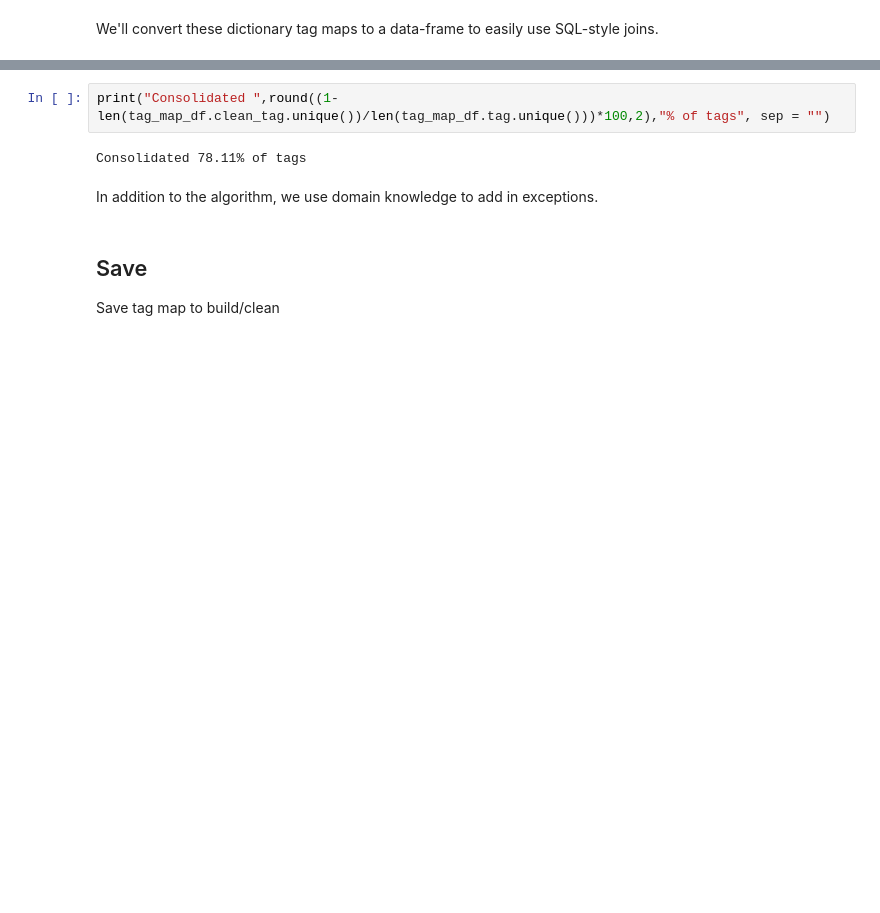
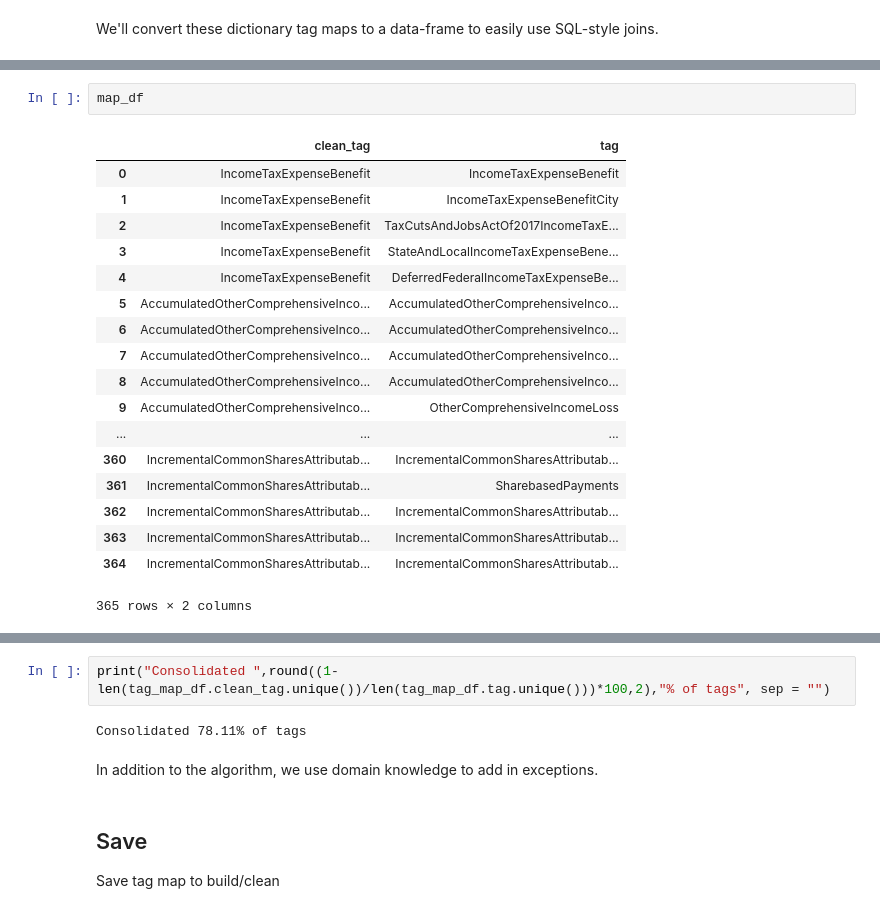
Before and after one commit to mixerupper/1001-term-project, a Jupyter notebook: code/02-build/01b-create-tag-map-experimental.ipynb, the cells around one changed output, grey strips where cells are left out. Saved outputs shown, nothing was run; the diff lists cells and outputs as text; blank space fills up the shorter version.

```diff
--- a/code/02-build/01b-create-tag-map-experimental.ipynb
+++ b/code/02-build/01b-create-tag-map-experimental.ipynb
@@ -133,0 +86,21 @@ for qtr in unique_qtr:
+# %%
+map_df
+# %% [output]
+|  | clean_tag | tag |
+| 0 | IncomeTaxExpenseBenefit | IncomeTaxExpenseBenefit |
+| 1 | IncomeTaxExpenseBenefit | IncomeTaxExpenseBenefitCity |
+| 2 | IncomeTaxExpenseBenefit | TaxCutsAndJobsActOf2017IncomeTaxE... |
+| 3 | IncomeTaxExpenseBenefit | StateAndLocalIncomeTaxExpenseBene... |
+| 4 | IncomeTaxExpenseBenefit | DeferredFederalIncomeTaxExpenseBe... |
+| 5 | AccumulatedOtherComprehensiveInco... | AccumulatedOtherComprehensiveInco... |
+| 6 | AccumulatedOtherComprehensiveInco... | AccumulatedOtherComprehensiveInco... |
+| 7 | AccumulatedOtherComprehensiveInco... | AccumulatedOtherComprehensiveInco... |
+| 8 | AccumulatedOtherComprehensiveInco... | AccumulatedOtherComprehensiveInco... |
+| 9 | AccumulatedOtherComprehensiveInco... | OtherComprehensiveIncomeLoss |
+| ... | ... | ... |
+| 360 | IncrementalCommonSharesAttributab... | IncrementalCommonSharesAttributab... |
+| 361 | IncrementalCommonSharesAttributab... | SharebasedPayments |
+| 362 | IncrementalCommonSharesAttributab... | IncrementalCommonSharesAttributab... |
+| 363 | IncrementalCommonSharesAttributab... | IncrementalCommonSharesAttributab... |
+| 364 | IncrementalCommonSharesAttributab... | IncrementalCommonSharesAttributab... |
+365 rows × 2 columns
```
Also changed, not shown: parts of 30 cells of this notebook.
